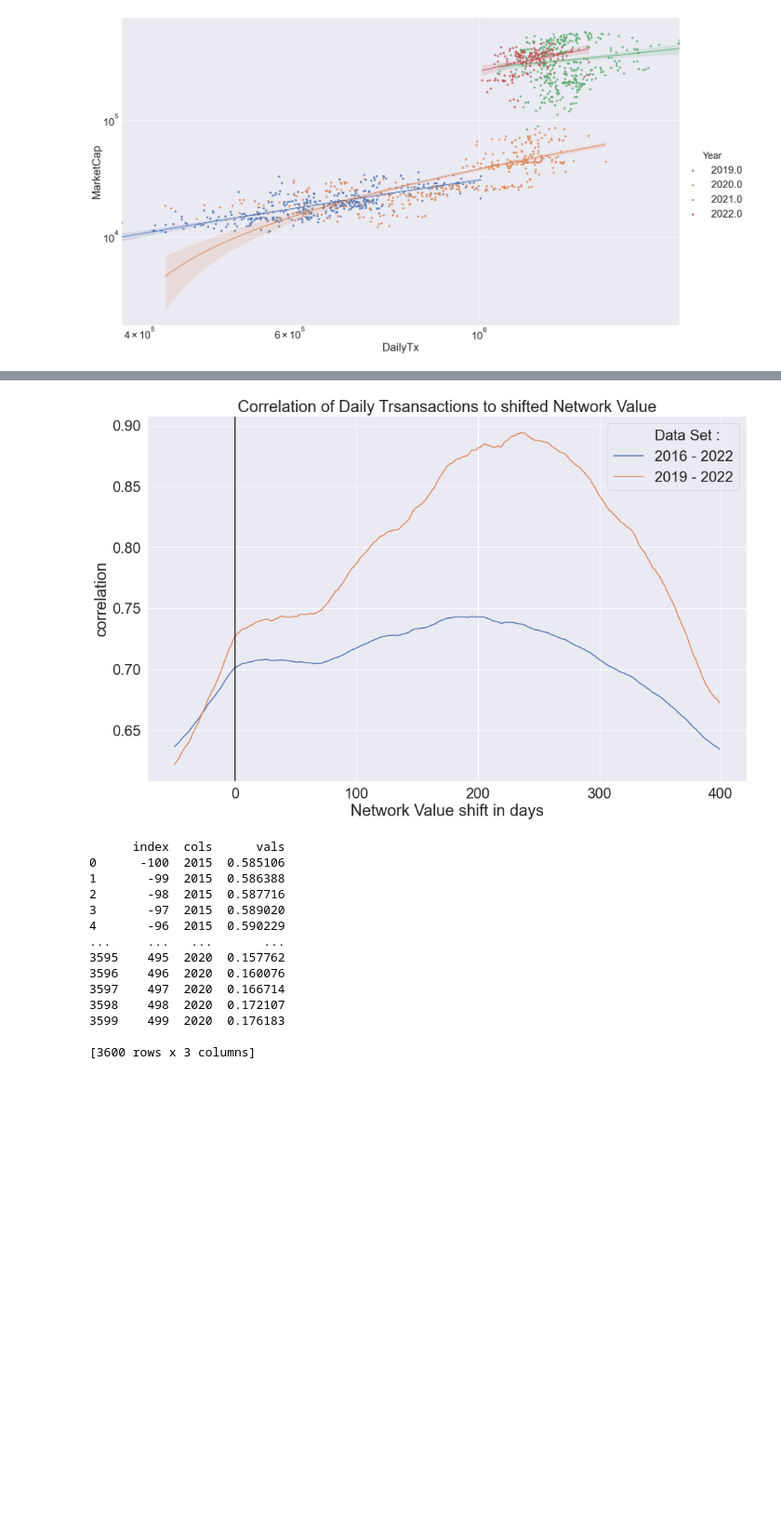
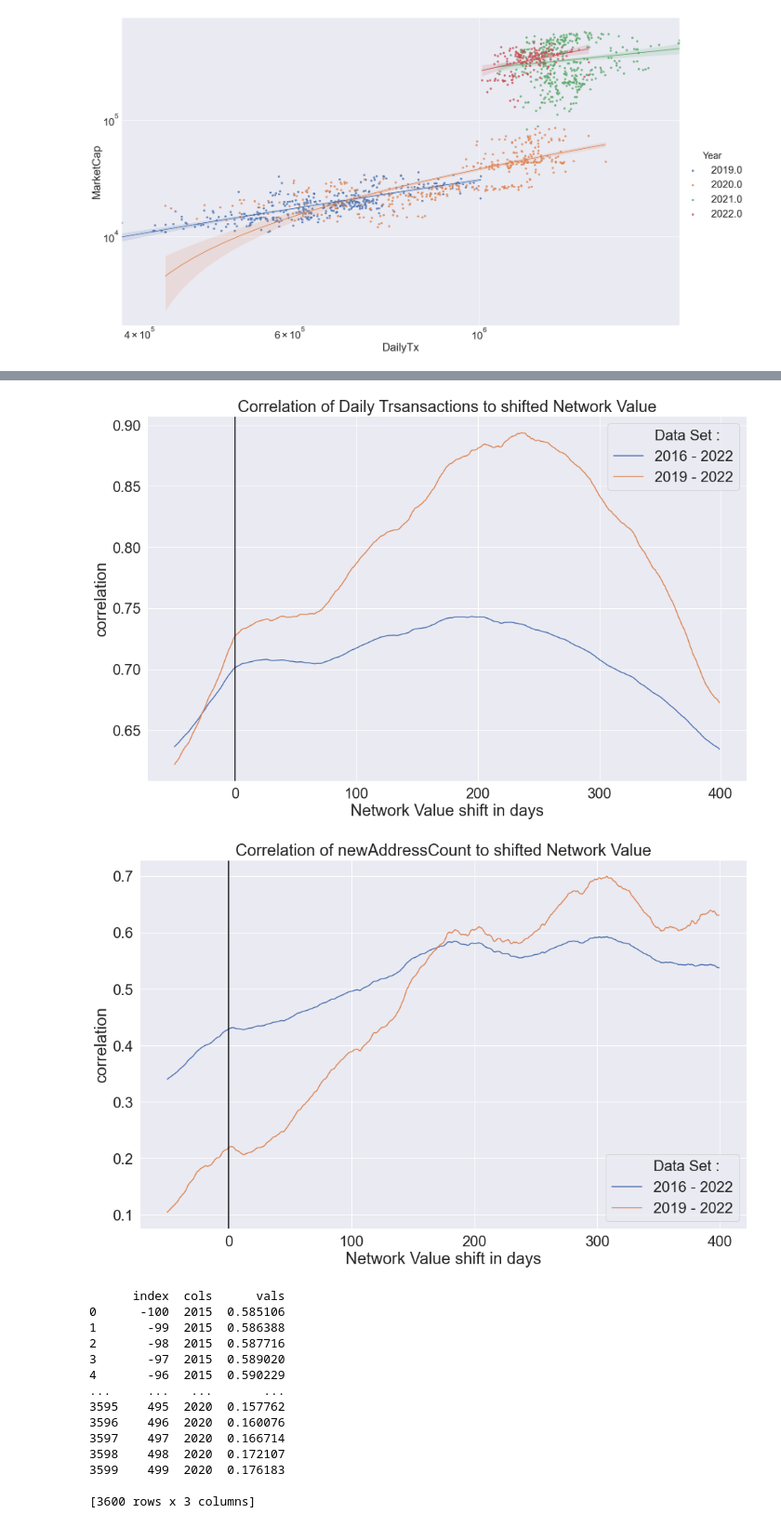
Before and after one commit to Plyeronn/DataScience, a Jupyter notebook: exploration.ipynb, the cells around one changed output, grey strips where cells are left out. Shown at 93% size. Cells and saved outputs as stored; diff of their text form; code cells hidden in the pictures; blank space fills up the shorter version.

```diff
--- a/exploration.ipynb
+++ b/exploration.ipynb
@@ -399,40 +395,41 @@ for metric in metrics:
 # %%
 ss = -50
 se = 400
-metrics = ['NetHash', 'DailyTx']
+metrics = ['NetHash', 'DailyTx', 'newAddressCount']
 # metrics = ['DailyTx']
 # for i in range(2015, 2021):
 for metric in metrics:
     dict = {}
     for j in range(0,2):
         n = 2016 + j*3
         condition = [n, 2022]
         d_name = str(n) + ' - 2022'
         # arr = corrDict(frame[:], 'MarketCap', (ss,se), condition)[metric].reset_index()
         dict[d_name] = corrDict(frame[:], 'MarketCap', (ss,se), condition)[metric]
     arr = pd.DataFrame.from_dict(dict)
     arr
 
     # name = 'shifted_marketcap/correlation_shifted_' + str(condition) + ' :' + str(ss) + ',' + str(se) + '.png'
     # fig.savefig(name, transparent = False)
 
     arr_m = arr.reset_index().melt('index', var_name = 'Data Set :', value_name = 'vals')
     fig, ax = plt.subplots(figsize=(16,10))
     plot = sns.lineplot(data = arr_m, x = 'index', y = 'vals',ax = ax, hue='Data Set :')
     plmetric = metric
     if (metric == 'DailyTx'):
         plmetric = 'Daily Trsansactions'
     if (metric == 'NetHash'):
         plmetric = 'Energy'
     plot.set(xlabel='Market Cap shift in days', ylabel='correlation', title='Correlation of '+ plmetric +' to shifted Network Value')
     plot.set_xlabel('Network Value shift in days')
     plot.axvline(0, color= 'black')
 
     name = 'finals/correlation_shifted_' + metric + '.png'
-    fig.savefig(name, transparent = False)
+    # fig.savefig(name, transparent = False)
 # %% [output]
 [figure]
 [figure]
+[figure, added]
 # %%
 print(arr_m)
 # %% [output]
```
Also changed, not shown: parts of 4 cells of this notebook, 1 other file.
